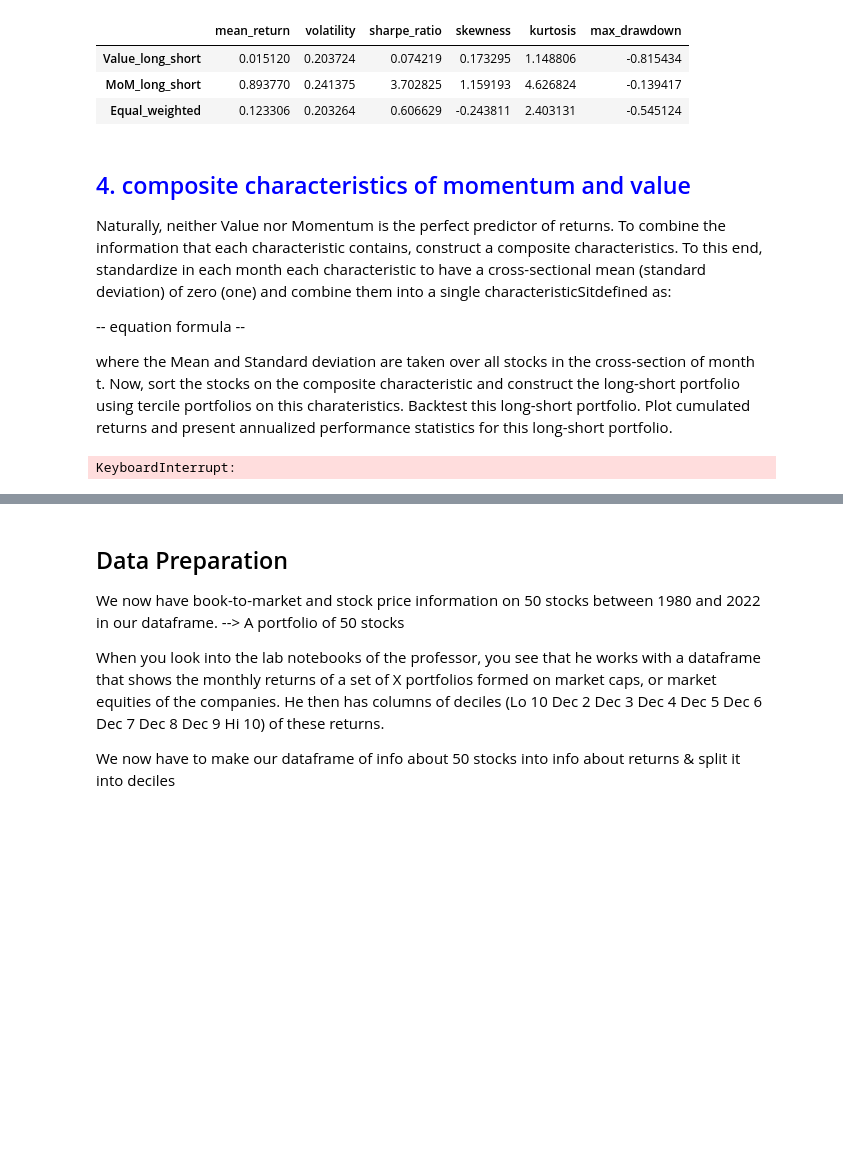
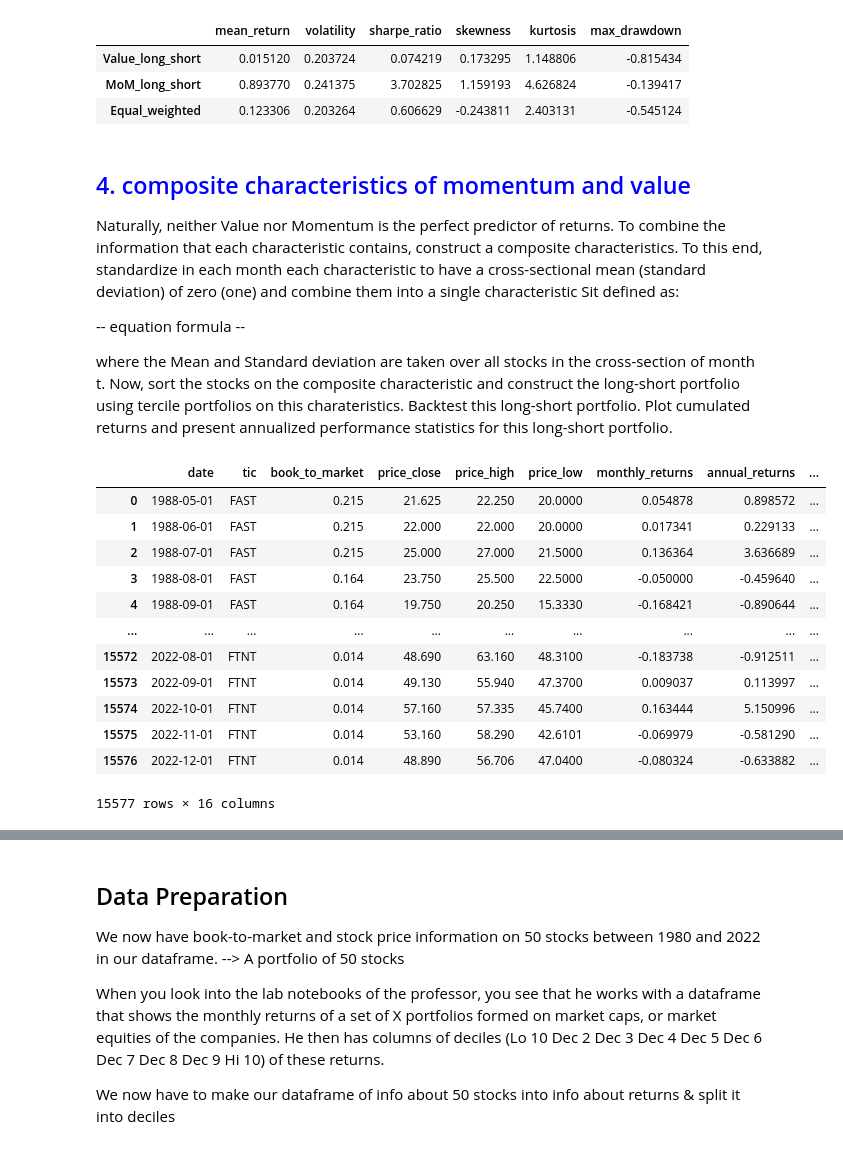
Before and after one commit to InesDew/NOVA-Asset-Management, a Jupyter notebook: Solution.ipynb, the cells around one changed output, grey strips where cells are left out. Saved outputs shown, nothing was run; the diff lists cells and outputs as text; code cells hidden in the pictures; blank space fills up the shorter version.

```diff
--- a/Solution.ipynb
+++ b/Solution.ipynb
@@ -364,7 +364,7 @@ display(stats_LS)
 # %% [markdown]
 <h2 style='color:Blue'> 4. composite characteristics of momentum and value </h2>
 
-Naturally, neither Value nor Momentum is the perfect predictor of returns. To combine the information that each characteristic contains, construct a composite characteristics. To this end, standardize in each month each characteristic to have a cross-sectional mean (standard deviation) of zero (one) and combine them into a single characteristicSitdefined as:
+Naturally, neither Value nor Momentum is the perfect predictor of returns. To combine the information that each characteristic contains, construct a composite characteristics. To this end, standardize in each month each characteristic to have a cross-sectional mean (standard deviation) of zero (one) and combine them into a single characteristic Sit defined as:
 
 -- equation formula --
 
@@ -372,28 +372,47 @@ where the Mean and Standard deviation are taken over all stocks in the cross-sec
 # %%
 df_tic = df_tic.reset_index()
 
 # Calculate the mean and standard deviation of BMit and Momit for each month
 mean_bm = df_tic.groupby(df_tic['date'])['book_to_market'].mean()
 std_bm = df_tic.groupby(df_tic['date'])['book_to_market'].std()
 mean_mom = df_tic.groupby(df_tic['date'])['momentum_6m'].mean()
 std_mom = df_tic.groupby(df_tic['date'])['momentum_6m'].std()
 
 #Merge tables
 df_tic = df_tic.merge(mean_bm, how='left', on='date').rename(columns={'book_to_market_y': 'mean_bm'})
 df_tic = df_tic.merge(std_bm, how='left', on='date').rename(columns={'book_to_market': 'std_bm'})
 df_tic = df_tic.merge(mean_mom, how='left', on='date').rename(columns={'momentum_6m_y': 'mean_mom'})
 df_tic = df_tic.merge(std_mom, how='left', on='date').rename(columns={'momentum_6m': 'std_mom'})
 
 # Standardize BMit and Momit
 df_tic['std_bm_normalized'] = (df_tic['book_to_market_x'] - df_tic['mean_bm']) / df_tic['std_bm']
 df_tic['std_mom_normalized'] = (df_tic['momentum_6m_x'] - df_tic['mean_mom']) / df_tic['std_mom']
 
 #Calculate composite characteristic
 df_tic['sit'] = df_tic['std_bm_normalized'] + df_tic['std_mom_normalized']
+df_tic = df_tic.drop(['mean_bm','std_bm','mean_mom','std_mom','std_bm_normalized','std_mom_normalized'], axis=1)
+df_tic = df_tic.rename(columns={'book_to_market_x': 'book_to_market'})
+df_tic = df_tic.rename(columns={'momentum_6m_x': 'momentum_6m'})
 
 # Create tercile portfolios based on Book-to-Market and Momentum
 df_tic['sit_tercile'] = df_tic.groupby('date')['sit'].transform(create_equally_weighted_groups)
 
 # Assign portfolio names
-sit_labels = ['sit_low', 'sit_med', 'sit_high']
+sit_labels = ['Sit_low', 'Sit_med', 'Sit_high']
 df_tic['sit_tercile'] = df_tic['sit_tercile'].map(dict(enumerate(sit_labels)))
+
+display(df_tic)
+# %% [output]
+|  | date | tic | book_to_market | price_close | price_high | price_low | monthly_returns | annual_returns | ... |
+| 0 | 1988-05-01 | FAST | 0.215 | 21.625 | 22.250 | 20.0000 | 0.054878 | 0.898572 | ... |
+| 1 | 1988-06-01 | FAST | 0.215 | 22.000 | 22.000 | 20.0000 | 0.017341 | 0.229133 | ... |
+| 2 | 1988-07-01 | FAST | 0.215 | 25.000 | 27.000 | 21.5000 | 0.136364 | 3.636689 | ... |
+| 3 | 1988-08-01 | FAST | 0.164 | 23.750 | 25.500 | 22.5000 | -0.050000 | -0.459640 | ... |
+| 4 | 1988-09-01 | FAST | 0.164 | 19.750 | 20.250 | 15.3330 | -0.168421 | -0.890644 | ... |
+| ... | ... | ... | ... | ... | ... | ... | ... | ... | ... |
+| 15572 | 2022-08-01 | FTNT | 0.014 | 48.690 | 63.160 | 48.3100 | -0.183738 | -0.912511 | ... |
+| 15573 | 2022-09-01 | FTNT | 0.014 | 49.130 | 55.940 | 47.3700 | 0.009037 | 0.113997 | ... |
+| 15574 | 2022-10-01 | FTNT | 0.014 | 57.160 | 57.335 | 45.7400 | 0.163444 | 5.150996 | ... |
+| 15575 | 2022-11-01 | FTNT | 0.014 | 53.160 | 58.290 | 42.6101 | -0.069979 | -0.581290 | ... |
+| 15576 | 2022-12-01 | FTNT | 0.014 | 48.890 | 56.706 | 47.0400 | -0.080324 | -0.633882 | ... |
+15577 rows × 16 columns
@@ -419,31 +418,0 @@ STUCK
-# %%
-def sit_weighting(r):
-    r = r.copy()
-    r['sit_weight'] = np.where(r['sit_tercile'] == 'sit_high', 1, np.where(r['sit_tercile'] == 'sit_low', -1, 0))
-    r = r.pivot_table(index='date', columns='tic', values='sit_weight').fillna(0)
-    return r
-
-# Backtest the long-short portfolio using the sit_weighting function
-long_short_returns = backtest_ws(df_tic, sit_weighting)
-
-"""# Calculate cumulated returns
-cum_returns = (1 + long_short_returns).cumprod()
-
-# Plot cumulated returns
-plt.figure(figsize=(10, 6))
-cum_returns.plot()
-plt.xlabel('Date')
-plt.ylabel('Cumulative Returns')
-plt.title('Long-Short Portfolio Cumulative Returns')
-plt.show()
-
-# Calculate and display annualized performance statistics
-annualized_returns = long_short_returns.mean() * 12
-annualized_volatility = long_short_returns.std() * np.sqrt(12)
-sharpe_ratio = annualized_returns / annualized_volatility
-
-print(f"Annualized Returns: {annualized_returns:.4f}")
-print(f"Annualized Volatility: {annualized_volatility:.4f}")
-print(f"Sharpe Ratio: {sharpe_ratio:.4f}")"""
-# %% [output]
-KeyboardInterrupt:
```
Also changed, not shown: parts of 5 cells of this notebook.
